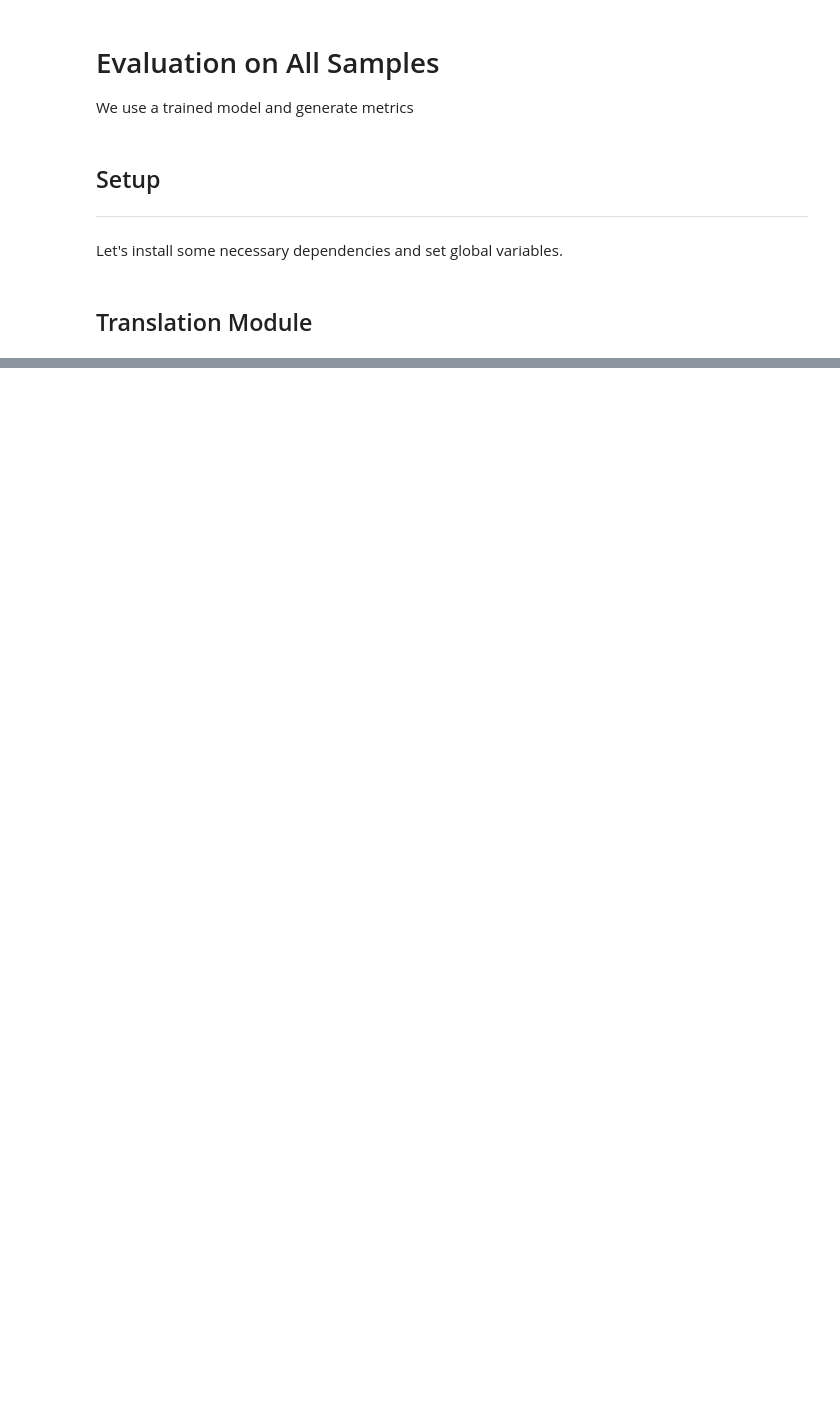
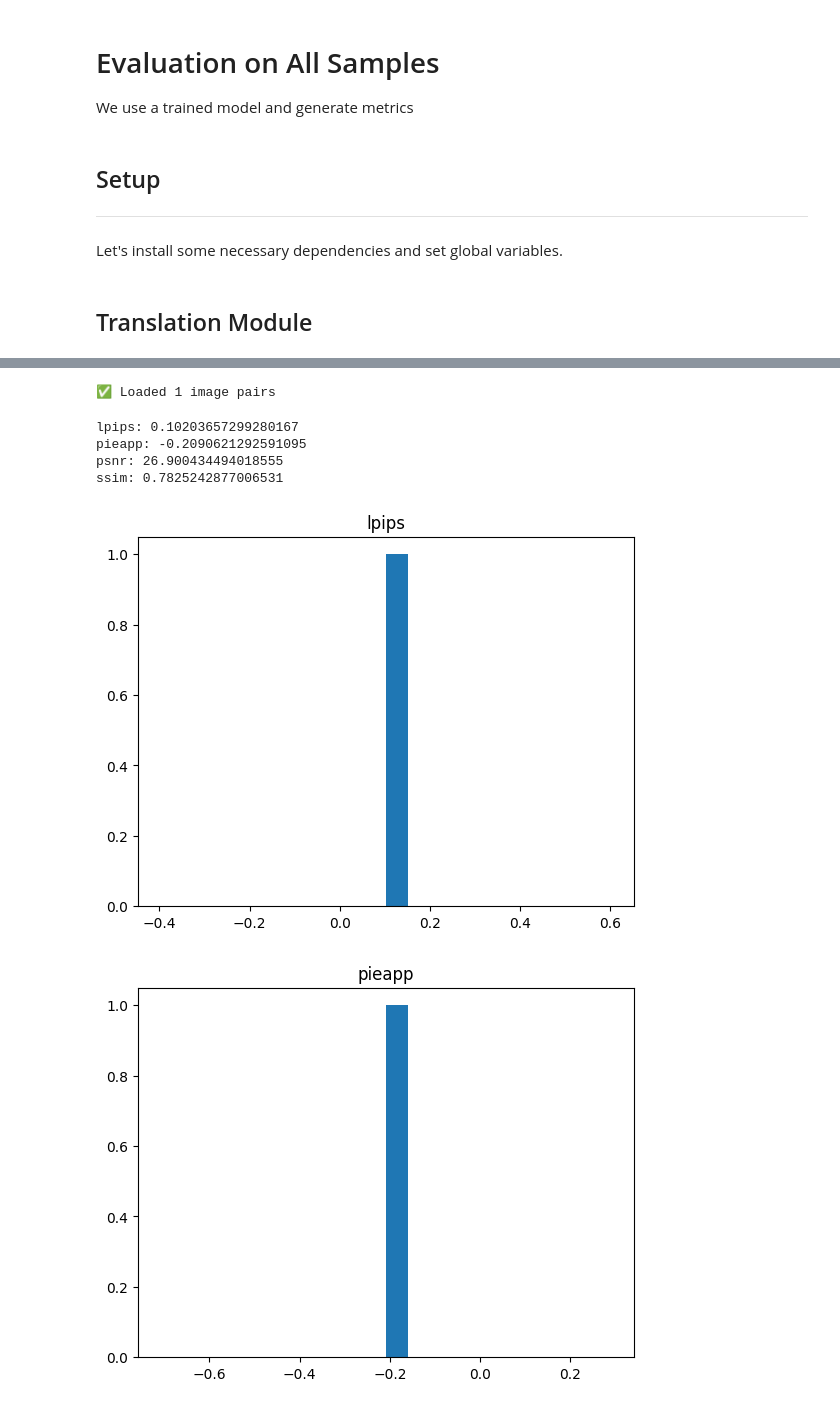
Before and after one commit to mikasenghaas/sillystill, a Jupyter notebook: notebooks/5.3-evaluate-all-samples.ipynb, the cells around one changed output, grey strips where cells are left out. Saved outputs shown, nothing was run; the diff lists cells and outputs as text; code cells hidden in the pictures; blank space fills up the shorter version.

```diff
--- a/notebooks/5.3-evaluate-all-samples.ipynb
+++ b/notebooks/5.3-evaluate-all-samples.ipynb
@@ -45,6 +47,11 @@ SAVE_IMAGES = False
 
 # Define local path
 LOCAL_PATH = "logs/hydra/runs/2024-05-16_22-10-43/checkpoints/best.ckpt"
+
+# Hyperparameter
+SUBSET = True
+SUBSET_SIZE = 1
+DOWNSAMPLE = 16
 # %% [markdown]
 ## Translation Module
 # %%
@@ -80,8 +86,12 @@ RuntimeError: Error(s) in loading state_dict for TranslationModule:
 film_paired_dir = os.path.join("data", "paired", "processed", "film")
 digital_paired_dir = os.path.join("data", "paired", "processed", "digital")
 digital_film_data = PairedDataset(image_dirs=(film_paired_dir, digital_paired_dir))
+if SUBSET:
+    digital_film_data = Subset(digital_film_data, range(SUBSET_SIZE))
 
 print(f"✅ Loaded {len(digital_film_data)} image pairs")
+# %% [output]
+✅ Loaded 1 image pairs
 # %%
 # Define metrics
 metrics = MetricCollection(
@@ -95,28 +105,56 @@ metrics = MetricCollection(
 # %%
 # Run inference on all images
 from tqdm import tqdm
 
 all_metrics = {}
 for idx, (film, digital) in tqdm(enumerate(digital_film_data), total=len(digital_film_data)):
+
     # Run inference
-    film, digital = process_pair(film, digital)
-    film_predicted = model.predict(digital)
+    film_predicted = model.predict(digital, downsample=DOWNSAMPLE)
+
+    # Process images to be in the same format as test images
+    film, film_predicted = process_pair(film, film_predicted, downsample=DOWNSAMPLE)
 
     for metric in metrics:
         if metric not in all_metrics:
             all_metrics[metric] = []
 
-        score = metrics[metric](film, film_predicted)
+        score = metrics[metric](film.unsqueeze(0), film_predicted.unsqueeze(0))
 
         if isinstance(score, torch.Tensor):
             score = score.item()
 
         all_metrics[metric].append(score)
 
     if SAVE_IMAGES:
         # Save images
         save_dir = f"outputs/{RUN_ID}/{idx}"
         os.makedirs(save_dir, exist_ok=True)
         digital.save(f"{save_dir}/digital.png")
         film.save(f"{save_dir}/film.png")
         film_predicted.save(f"{save_dir}/film_predicted.png")
+
+# Print metrics
+means = {metric: sum(scores) / len(scores) for metric, scores in all_metrics.items()}
+for metric, score in means.items():
+    print(f"{metric}: {score}")
+
+# Plot metric histograms
+for metric, scores in all_metrics.items():
+    plt.hist(scores, bins=20)
+    plt.title(metric)
+    plt.show()
+
+# Save metrics
+save_dir = f"outputs/{RUN_ID}"
+os.makedirs(save_dir, exist_ok=True)
+metrics_path = f"outputs/{RUN_ID}/metrics.json"
+with open(metrics_path, "w") as f:
+    json.dump(means, f)
+# %% [output]
+lpips: 0.10203657299280167
+pieapp: -0.2090621292591095
+psnr: 26.900434494018555
+ssim: 0.7825242877006531
+[figure, added]
+[figure, added]
```
Also changed, not shown: parts of 5 cells of this notebook, 2 other files.
